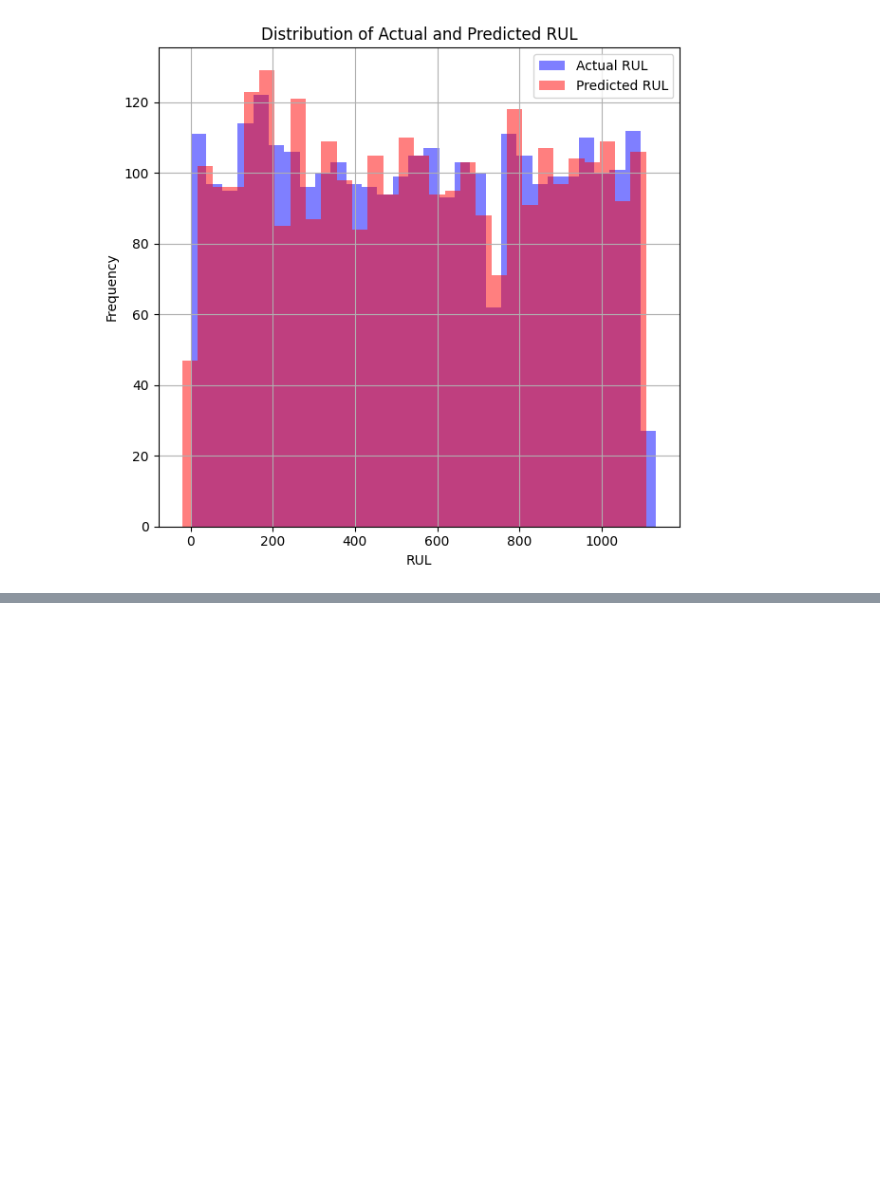
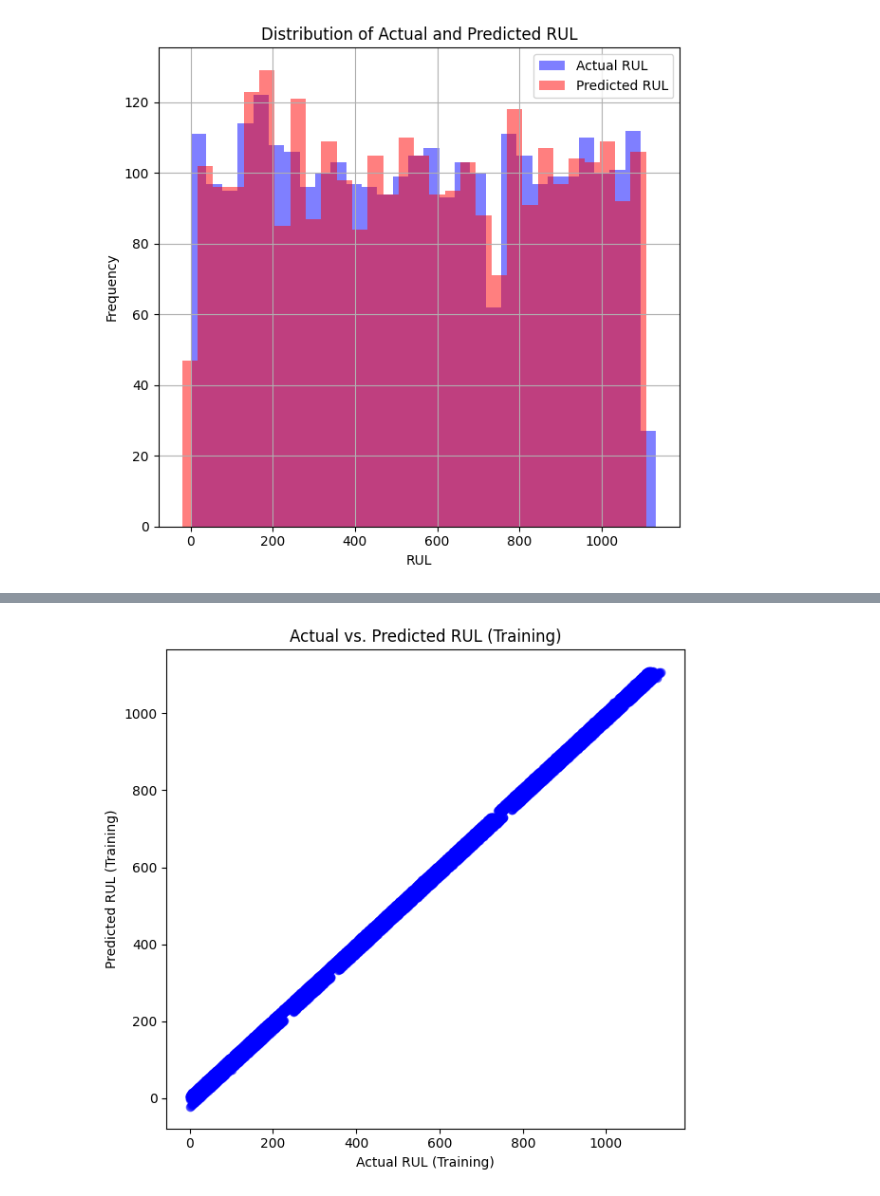
Before and after one commit to Odera2023/Lithium, a Jupyter notebook: Lithium.ipynb, the cells around one changed output, grey strips where cells are left out. Cells and saved outputs as stored; diff of their text form; code cells hidden in the pictures; blank space fills up the shorter version.

```diff
--- a/Lithium.ipynb
+++ b/Lithium.ipynb
@@ -139,0 +156,15 @@ plt.show()
+# %%
+# Visualize training data with respect to RUL
+plt.figure(figsize=(12, 6))
+
+# Scatter plot for training data
+plt.subplot(1, 2, 1)
+plt.scatter(y_train, y_train_pred, alpha=0.5, color='blue')
+plt.xlabel('Actual RUL (Training)')
+plt.ylabel('Predicted RUL (Training)')
+plt.title('Actual vs. Predicted RUL (Training)')
+
+plt.tight_layout()
+plt.show()
+# %% [output]
+[figure, added]
```
Also changed, not shown: parts of 9 cells of this notebook.
